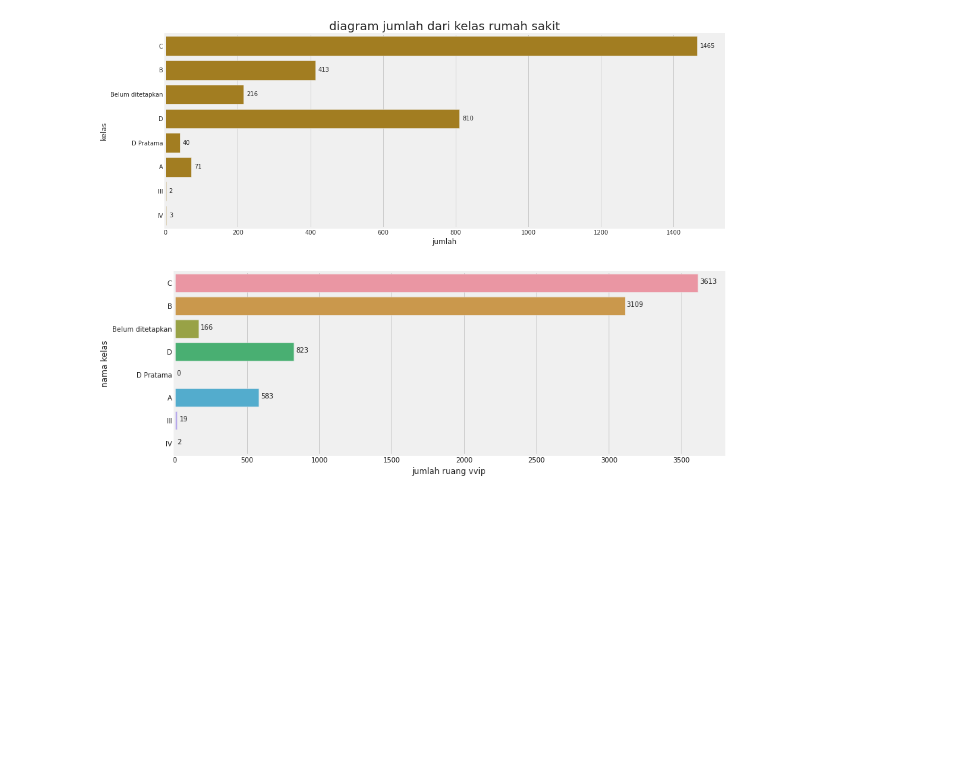
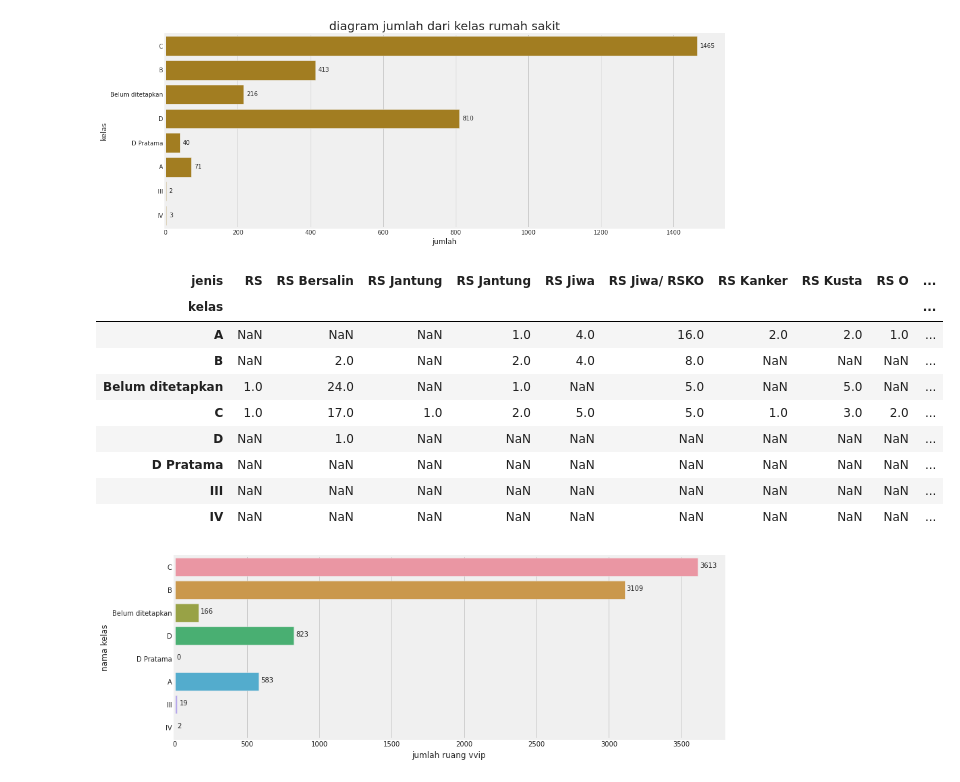
Before and after one commit to arfanrifqi/perizinan-rumah-sakit, a Jupyter notebook: perizinan_Rumah_Sakit_(EDA).ipynb, the cells around one changed output. Saved outputs shown, nothing was run; the diff lists cells and outputs as text; code cells hidden in the pictures; blank space fills up the shorter version.

```diff
--- a/perizinan_Rumah_Sakit_(EDA).ipynb
+++ b/perizinan_Rumah_Sakit_(EDA).ipynb
@@ -257,6 +257,20 @@ plt.xlabel('jumlah', fontsize=12)
 plt.show()
 # %% [output]
 [figure]
+# %%
+counts_df = fa_rs.groupby(["kelas", "jenis"])["nama"].count().unstack()
+counts_df
+# %% [output]
+| jenis | RS | RS Bersalin | RS Jantung | RS Jantung | RS Jiwa | RS Jiwa/ RSKO | RS Kanker | RS Kusta | RS O | ... |
+| kelas |  |  |  |  |  |  |  |  |  | ... |
+| A | NaN | NaN | NaN | 1.0 | 4.0 | 16.0 | 2.0 | 2.0 | 1.0 | ... |
+| B | NaN | 2.0 | NaN | 2.0 | 4.0 | 8.0 | NaN | NaN | NaN | ... |
+| Belum ditetapkan | 1.0 | 24.0 | NaN | 1.0 | NaN | 5.0 | NaN | 5.0 | NaN | ... |
+| C | 1.0 | 17.0 | 1.0 | 2.0 | 5.0 | 5.0 | 1.0 | 3.0 | 2.0 | ... |
+| D | NaN | 1.0 | NaN | NaN | NaN | NaN | NaN | NaN | NaN | ... |
+| D Pratama | NaN | NaN | NaN | NaN | NaN | NaN | NaN | NaN | NaN | ... |
+| III | NaN | NaN | NaN | NaN | NaN | NaN | NaN | NaN | NaN | ... |
+| IV | NaN | NaN | NaN | NaN | NaN | NaN | NaN | NaN | NaN | ... |
 # %%
 fig, ax = plt.subplots(figsize=(13, 5))
 
```
